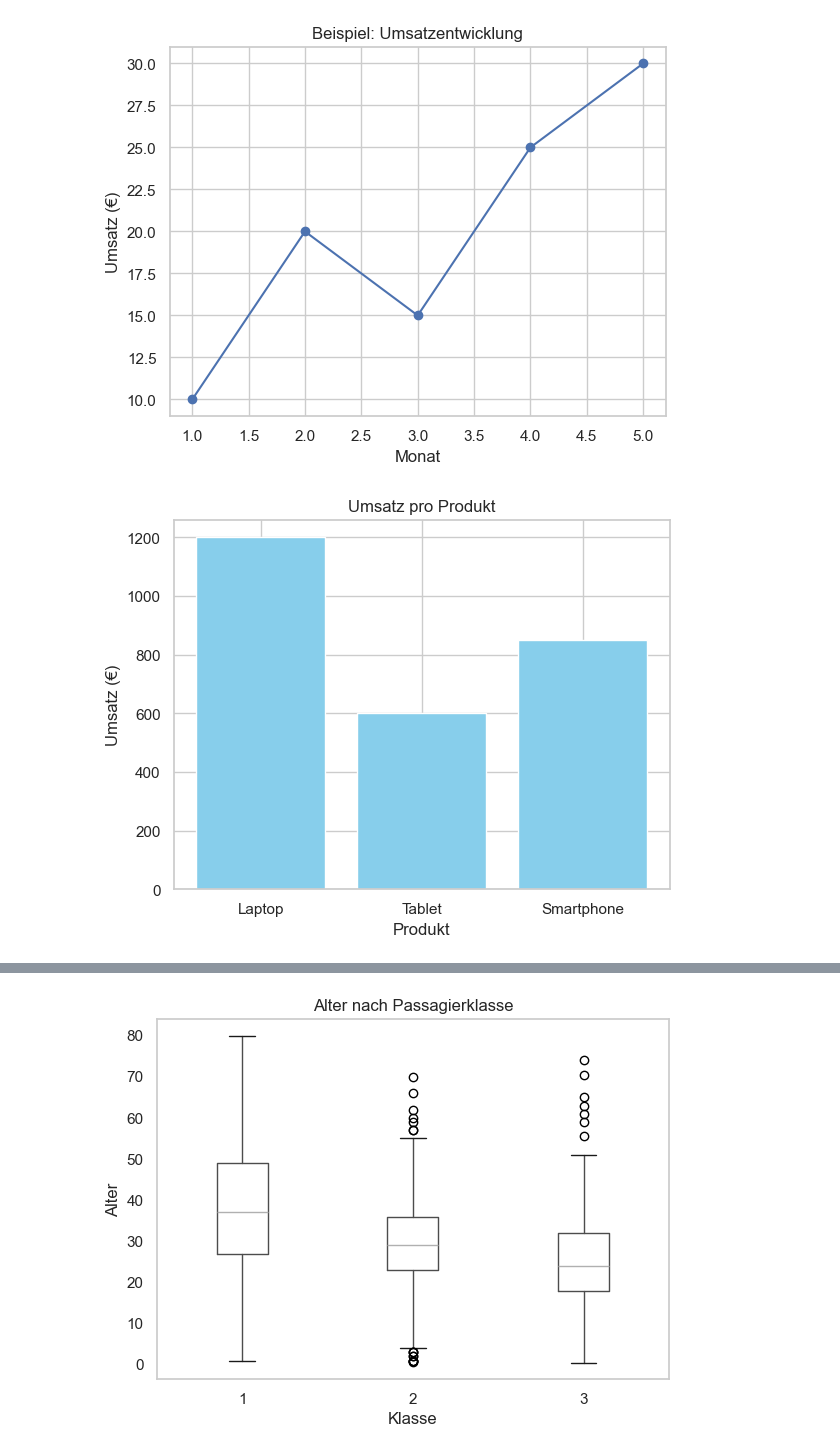
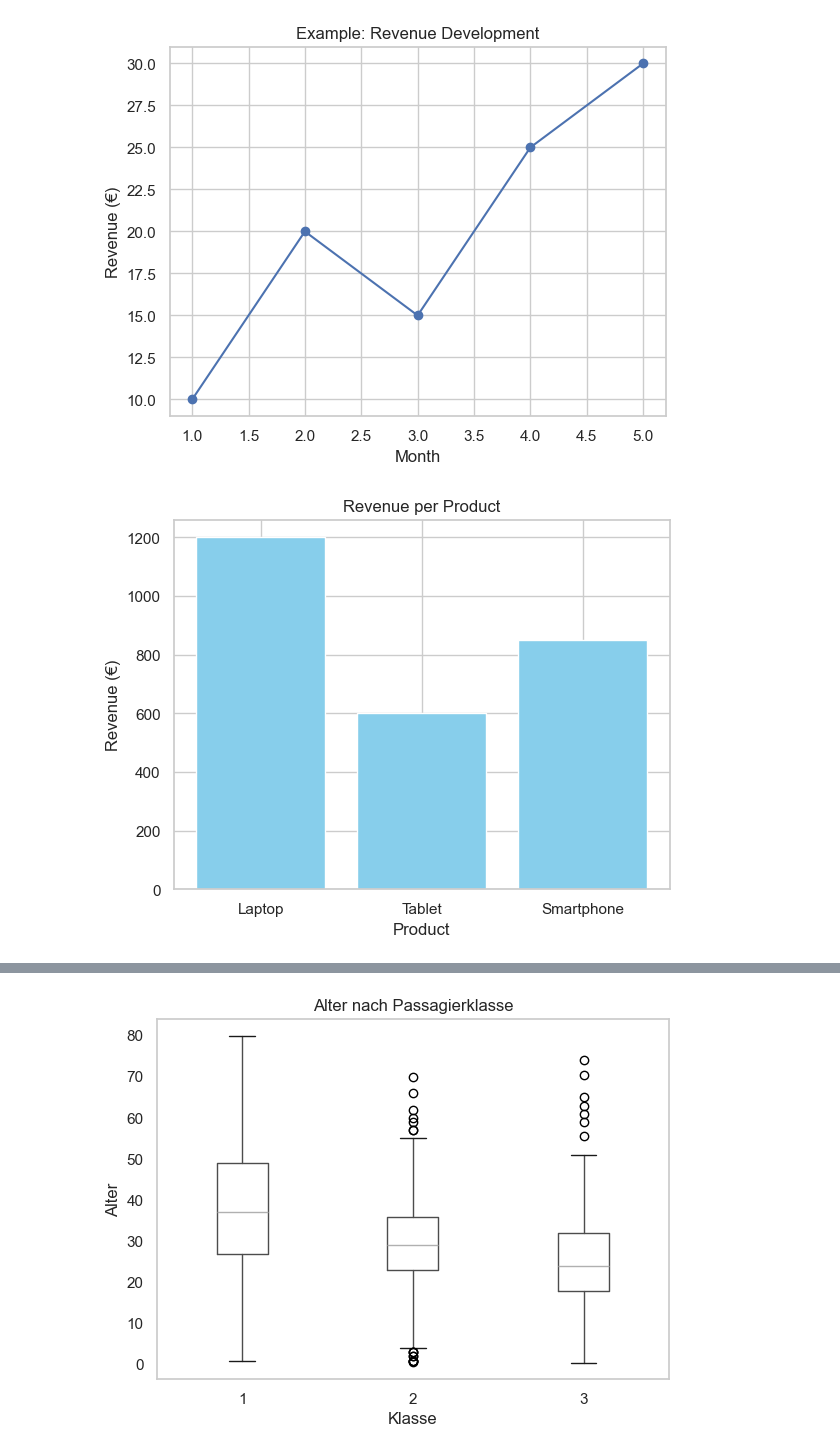
Before and after one commit to Nirosh04/ml-learning-journey, a Jupyter notebook: notebooks/Matplotlib-Seaborn.ipynb, the cells around one changed output, grey strips where cells are left out. Cells and saved outputs as stored; diff of their text form; code cells hidden in the pictures.

```diff
--- a/notebooks/Matplotlib-Seaborn.ipynb
+++ b/notebooks/Matplotlib-Seaborn.ipynb
@@ -1,31 +1,33 @@
 # %%
 import pandas as pd
 import matplotlib.pyplot as plt
 import seaborn as sns
 
-# Stil anpassen (optional)
+# Optional: adjust plotting style
 sns.set(style="whitegrid")
 
+# Example line chart data
 x = [1, 2, 3, 4, 5]
 y = [10, 20, 15, 25, 30]
 
-plt.plot(x, y, marker='o') #liniendiagramm
-plt.title("Beispiel: Umsatzentwicklung") #titel
-plt.xlabel("Monat") #beschriftung der x-achse
-plt.ylabel("Umsatz (€)") #beschriftung der y-achse
-plt.show() #ausgabe
+plt.plot(x, y, marker='o')  # line chart
+plt.title("Example: Revenue Development")  # title
+plt.xlabel("Month")  # label for x-axis
+plt.ylabel("Revenue (€)")  # label for y-axis
+plt.show()  # display chart
 
-produkte = ["Laptop", "Tablet", "Smartphone"]
-umsatz = [1200, 600, 850]
+# Example bar chart data
+products = ["Laptop", "Tablet", "Smartphone"]
+revenue = [1200, 600, 850]
 
-plt.bar(produkte, umsatz, color='skyblue')
-plt.title("Umsatz pro Produkt")
-plt.xlabel("Produkt")
-plt.ylabel("Umsatz (€)")
+plt.bar(products, revenue, color='skyblue')
+plt.title("Revenue per Product")
+plt.xlabel("Product")
+plt.ylabel("Revenue (€)")
 plt.show()
 # %% [output]
-[figure, old version]
+[figure, new version]
-[figure, old version]
+[figure, new version]
 # %%
 punkte = [85, 90, 78, 88, 92, 70, 95, 100, 65, 82]
 plt.hist(punkte, bins=5, color='orange', edgecolor='black')
```
Also changed, not shown: parts of 2 cells of this notebook, 8 other files.
